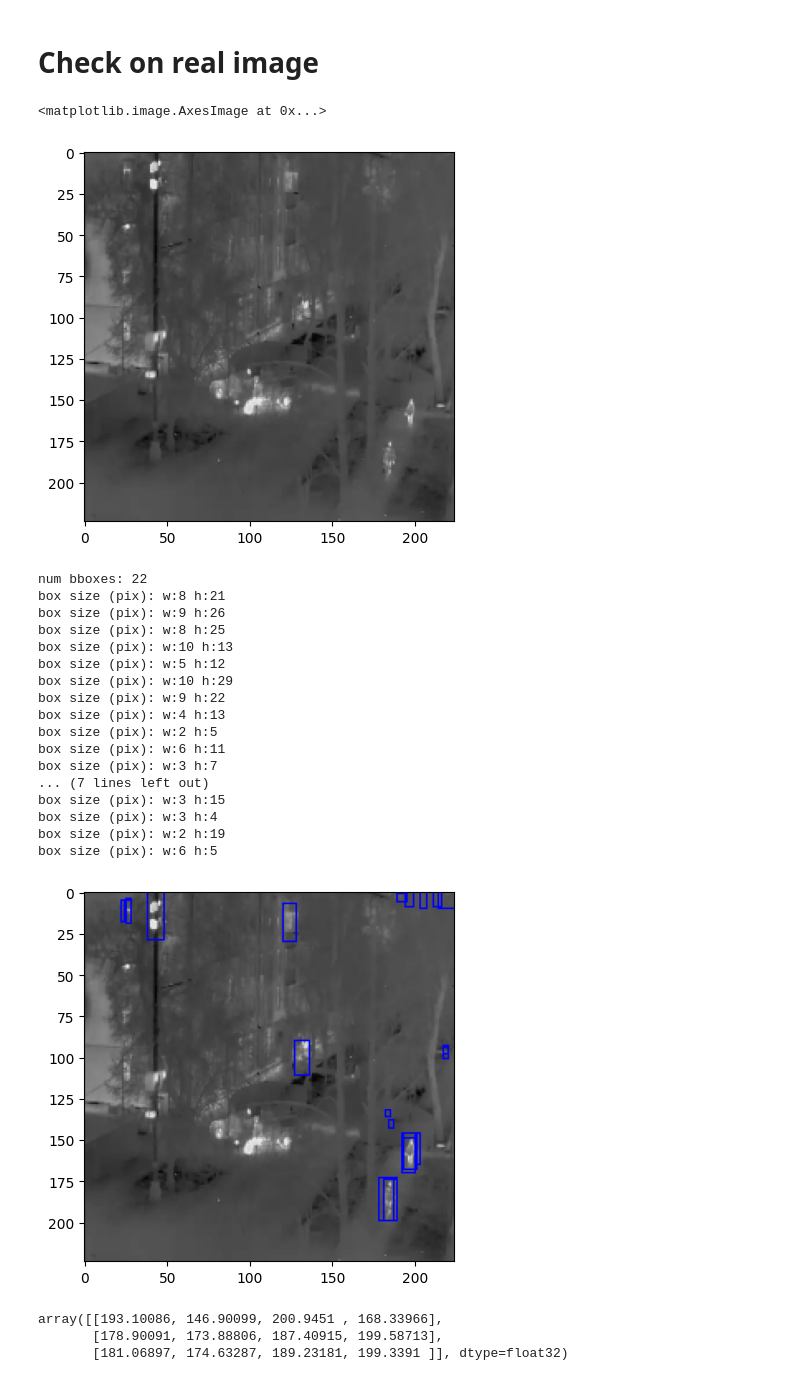
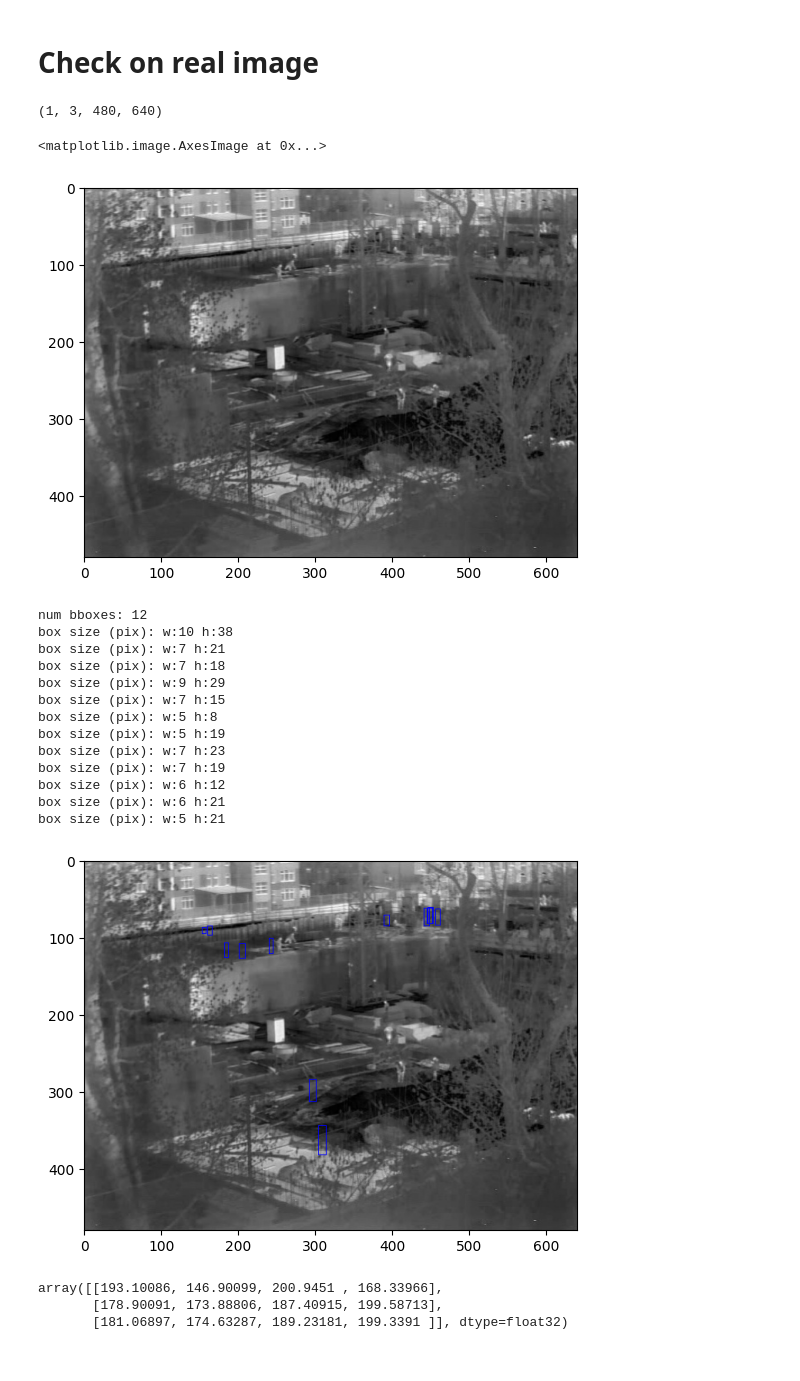
Before and after one commit to SivenM/det_small_people, a Jupyter notebook: forge/check_onnx_runtime.ipynb, the cells around one changed output. Drawn from its saved outputs; the diff is of its cells as text; code cells hidden in the pictures.

```diff
--- a/forge/check_onnx_runtime.ipynb
+++ b/forge/check_onnx_runtime.ipynb
@@ -11,9 +11,9 @@ session = ort.InferenceSession(model_path)
 in_img = session.get_inputs()[0].name
 in_shape = session.get_inputs()[1].name
 # %%
-input_data = np.random.randn(1,3,224,224).astype(np.float32)
+input_data = np.random.randn(1,3,480,640).astype(np.float32)
 # %%
-outputs = session.run(None, {in_img:input_data, in_shape:np.array([[224,224]])})
+outputs = session.run(None, {in_img:input_data, in_shape:np.array([[480,640]])})
 # %%
 len(outputs)
 # %% [output]
@@ -74,8 +74,8 @@ def load_json(path:str) -> list | dict:
         ann = json.load(read_file)
     return ann
 # %%
-img_folder_path = "/home/max/ieos/small_obj/vid_pred/data/simple_detr_dataset/coco_test_1_frame_v2/images"
-ann_path = "/home/max/ieos/small_obj/vid_pred/data/simple_detr_dataset/coco_test_1_frame_v2/annotations.json"
+img_folder_path = "/home/max/ieos/small_obj/vid_pred/data/stroika/coco_train/images"
+ann_path = "/home/max/ieos/small_obj/vid_pred/data/stroika/coco_train/annotations.json"
 ann = load_json(ann_path)
 # %%
 bbox_ann = ann['annotations'][6]
@@ -83,47 +83,45 @@ img_ann = ann['images'][bbox_ann['image_id'] - 1]
 img_path = os.path.join(img_folder_path, img_ann['file_name'])
 img = cv2.imread(img_path)
 img_rgb = cv2.cvtColor(img, cv2.COLOR_BGR2RGB)
-img_resized = cv2.resize(img_rgb,(224,224))
+img_resized = cv2.resize(img_rgb,(640,480))
 img = img_resized.transpose((2, 0, 1))
 img = np.expand_dims(img, 0)
 img = img.astype(np.float32)
 img /= 255
-
-outputs = session.run(None, {in_img:img, in_shape:np.array([[224,224]])})
+print(img.shape)
+outputs = session.run(None, {in_img:img, in_shape:np.array([[480,640]])})
+# %% [output]
+(1, 3, 480, 640)
 # %%
 img_resized.shape
 plt.imshow(img_resized)
 # %% [output]
 <matplotlib.image.AxesImage at 0x...>
-[figure, old version]
+[figure, new version]
 # %%
 img_draw = img_resized.copy()
 scores = outputs[2][0]
-bboxes = outputs[1][0][scores > 0.01]
+bboxes = outputs[1][0][scores > 0.1]
 print(f'num bboxes: {len(bboxes)}')
 for bbox in bboxes:
     print(f'box size (pix): w:{round(bbox[2] - bbox[0])} h:{round(bbox[3]-bbox[1])}')
     img_draw = cv2.rectangle(img_draw, (int(bbox[2]), int(bbox[3])), (int(bbox[0]), int(bbox[1])),  (0,0,255), 1)
 plt.imshow(img_draw);
 # %% [output]
-num bboxes: 22
-box size (pix): w:8 h:21
-box size (pix): w:9 h:26
-box size (pix): w:8 h:25
-box size (pix): w:10 h:13
-box size (pix): w:5 h:12
-box size (pix): w:10 h:29
-box size (pix): w:9 h:22
-box size (pix): w:4 h:13
-box size (pix): w:2 h:5
-box size (pix): w:6 h:11
-box size (pix): w:3 h:7
-... (7 lines left out)
-box size (pix): w:3 h:15
-box size (pix): w:3 h:4
-box size (pix): w:2 h:19
-box size (pix): w:6 h:5
+num bboxes: 12
+box size (pix): w:10 h:38
+box size (pix): w:7 h:21
+box size (pix): w:7 h:18
+box size (pix): w:9 h:29
+box size (pix): w:7 h:15
+box size (pix): w:5 h:8
+box size (pix): w:5 h:19
+box size (pix): w:7 h:23
+box size (pix): w:7 h:19
+box size (pix): w:6 h:12
+box size (pix): w:6 h:21
+box size (pix): w:5 h:21
-[figure, old version]
+[figure, new version]
 # %%
 bboxes = outputs[1][0][scores > 0.1]
 # %%
```
Also changed, not shown: parts of 6 cells of this notebook, 5 other files.
